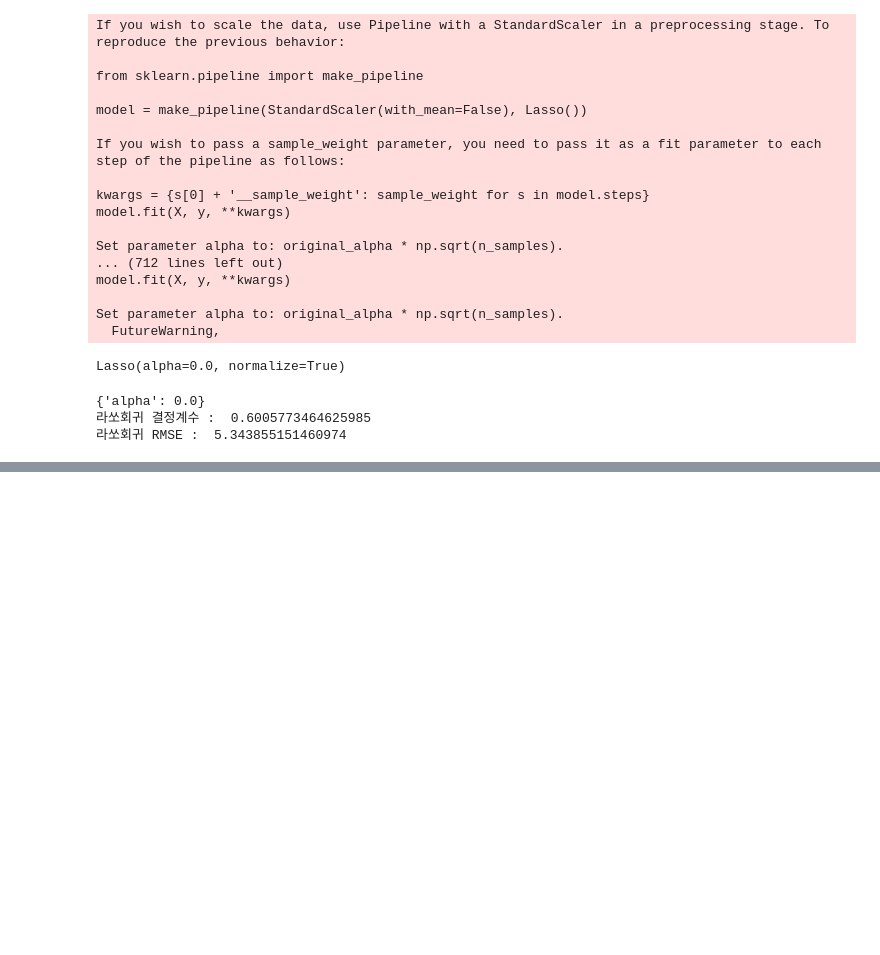
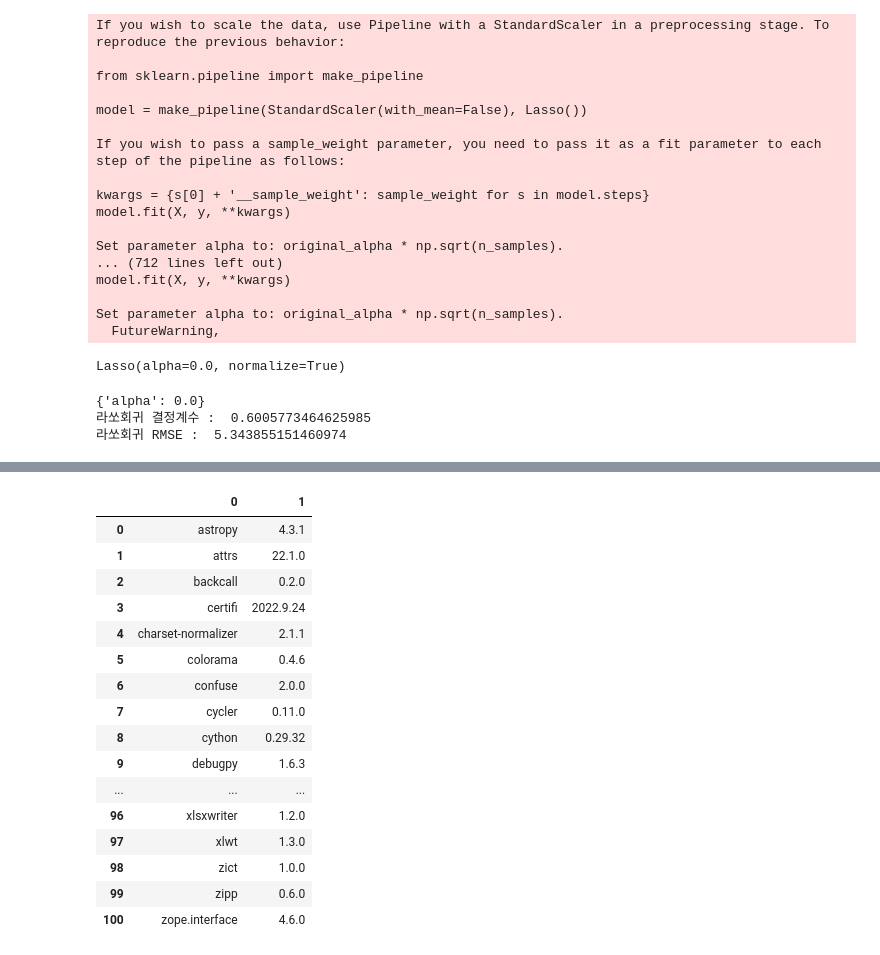
Before and after one commit to wanjuson/analyst_engineer, a Jupyter notebook: ADP_실습_통계/21회기출분석_v2.ipynb, the cells around one changed output, grey strips where cells are left out. Saved outputs shown, nothing was run; the diff lists cells and outputs as text; code cells hidden in the pictures; blank space fills up the shorter version.

```diff
--- a/ADP_실습_통계/21회기출분석_v2.ipynb
+++ b/ADP_실습_통계/21회기출분석_v2.ipynb
@@ -376,0 +511,24 @@ print("라쏘회귀 RMSE : ", np.sqrt(mean_squared_error(y_test, lasso_model.bes
+# %%
+import pkg_resources
+import pandas
+OutputDataSet = pandas.DataFrame(sorted([(i.key, i.version) for i in pkg_resources.working_set]))
+pd.set_option('display.max_rows', 200)
+OutputDataSet
+# %% [output]
+|  | 0 | 1 |
+| 0 | astropy | 4.3.1 |
+| 1 | attrs | 22.1.0 |
+| 2 | backcall | 0.2.0 |
+| 3 | certifi | 2022.9.24 |
+| 4 | charset-normalizer | 2.1.1 |
+| 5 | colorama | 0.4.6 |
+| 6 | confuse | 2.0.0 |
+| 7 | cycler | 0.11.0 |
+| 8 | cython | 0.29.32 |
+| 9 | debugpy | 1.6.3 |
+| ... | ... | ... |
+| 96 | xlsxwriter | 1.2.0 |
+| 97 | xlwt | 1.3.0 |
+| 98 | zict | 1.0.0 |
+| 99 | zipp | 0.6.0 |
+| 100 | zope.interface | 4.6.0 |
```
Also changed, not shown: parts of 16 cells of this notebook.
